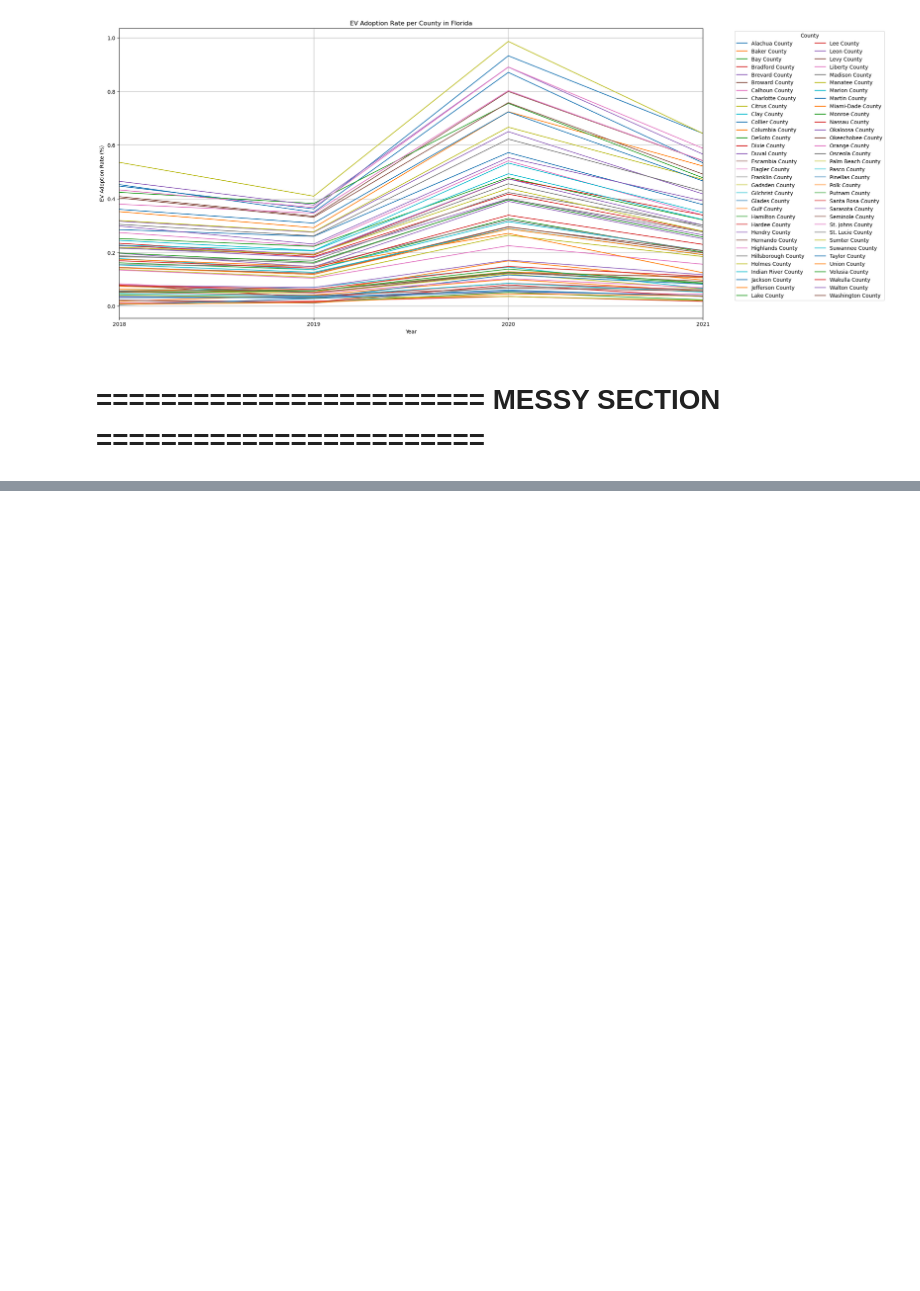
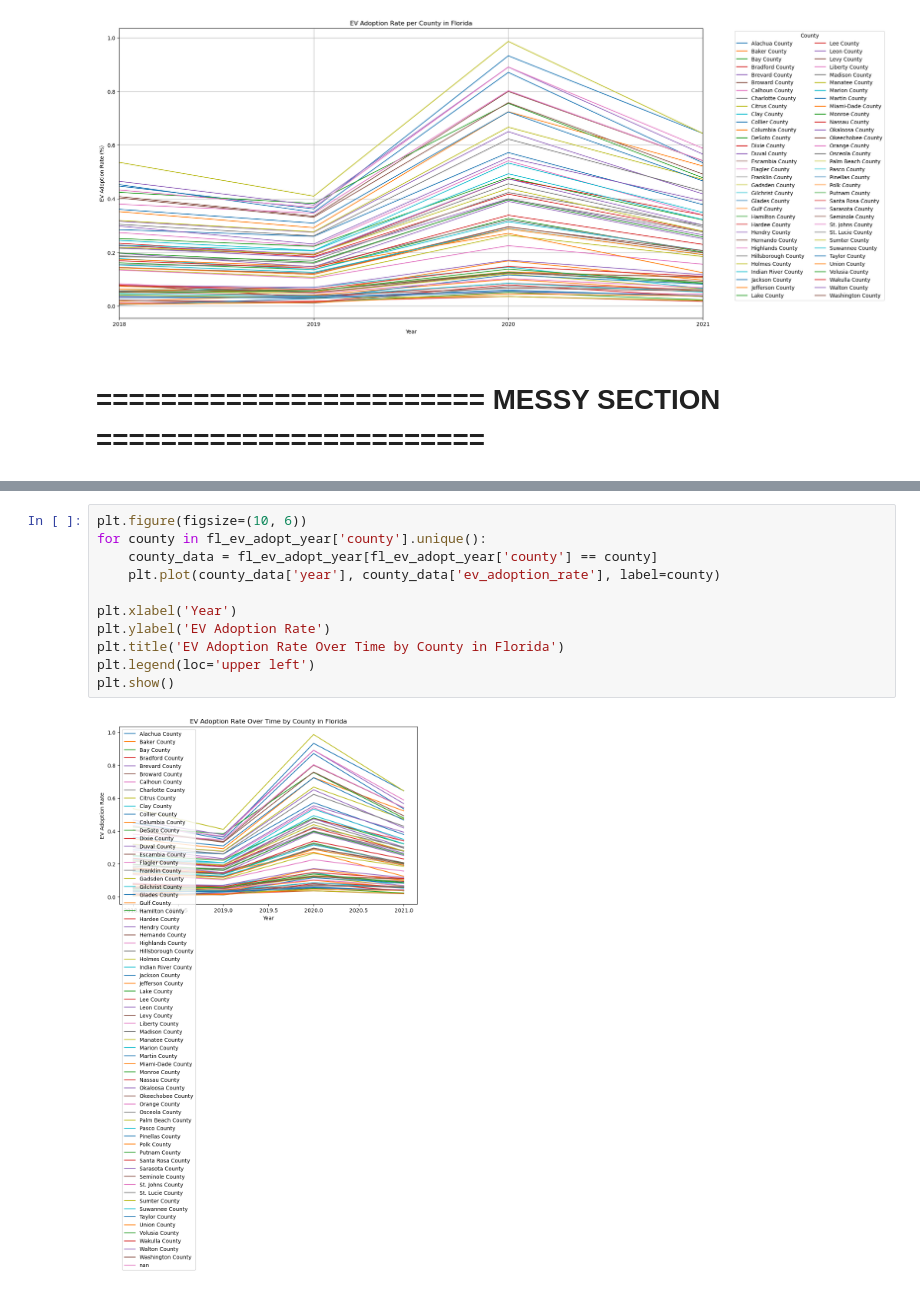
Before and after one commit to rune-encoder/Project-1, a Jupyter notebook: notebooks/individual_work/christian_exploration/data_analysis/fl_ev_population_analysis.ipynb, the cells around one changed output, grey strips where cells are left out. Saved outputs shown, nothing was run; the diff lists cells and outputs as text; blank space fills up the shorter version.

```diff
--- a/notebooks/individual_work/christian_exploration/data_analysis/ev_population_analysis.ipynb
+++ b/notebooks/individual_work/christian_exploration/data_analysis/fl_ev_population_analysis.ipynb
@@ -565,0 +605,13 @@ Plot saved to `..\..\..\..\reports\figures\ev_adoption_rate_per_county_florida.p
+# %%
+plt.figure(figsize=(10, 6))
+for county in fl_ev_adopt_year['county'].unique():
+    county_data = fl_ev_adopt_year[fl_ev_adopt_year['county'] == county]
+    plt.plot(county_data['year'], county_data['ev_adoption_rate'], label=county)
+
+plt.xlabel('Year')
+plt.ylabel('EV Adoption Rate')
+plt.title('EV Adoption Rate Over Time by County in Florida')
+plt.legend(loc='upper left')
+plt.show()
+# %% [output]
+[figure, added]
```
Also changed, not shown: parts of 3 cells of this notebook, 3 other files.
